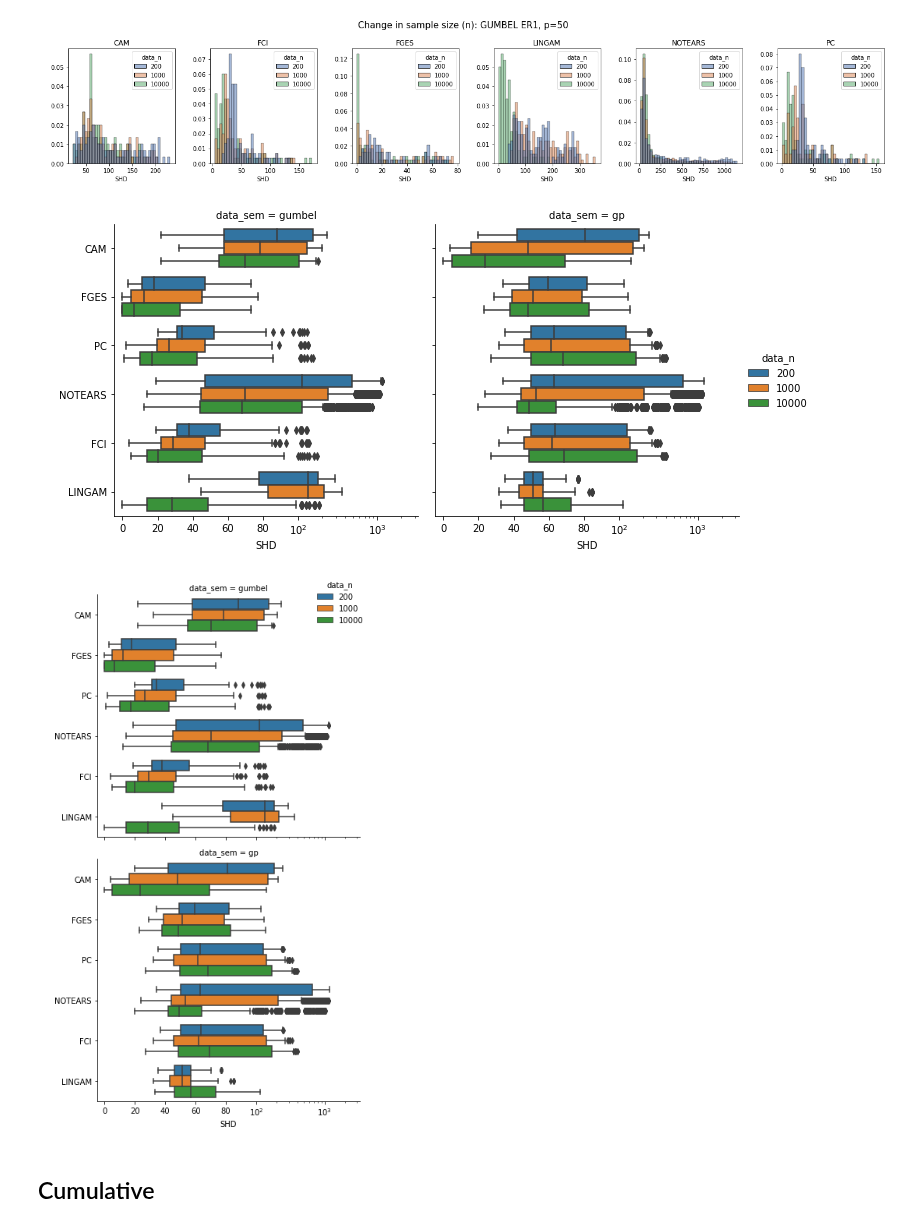
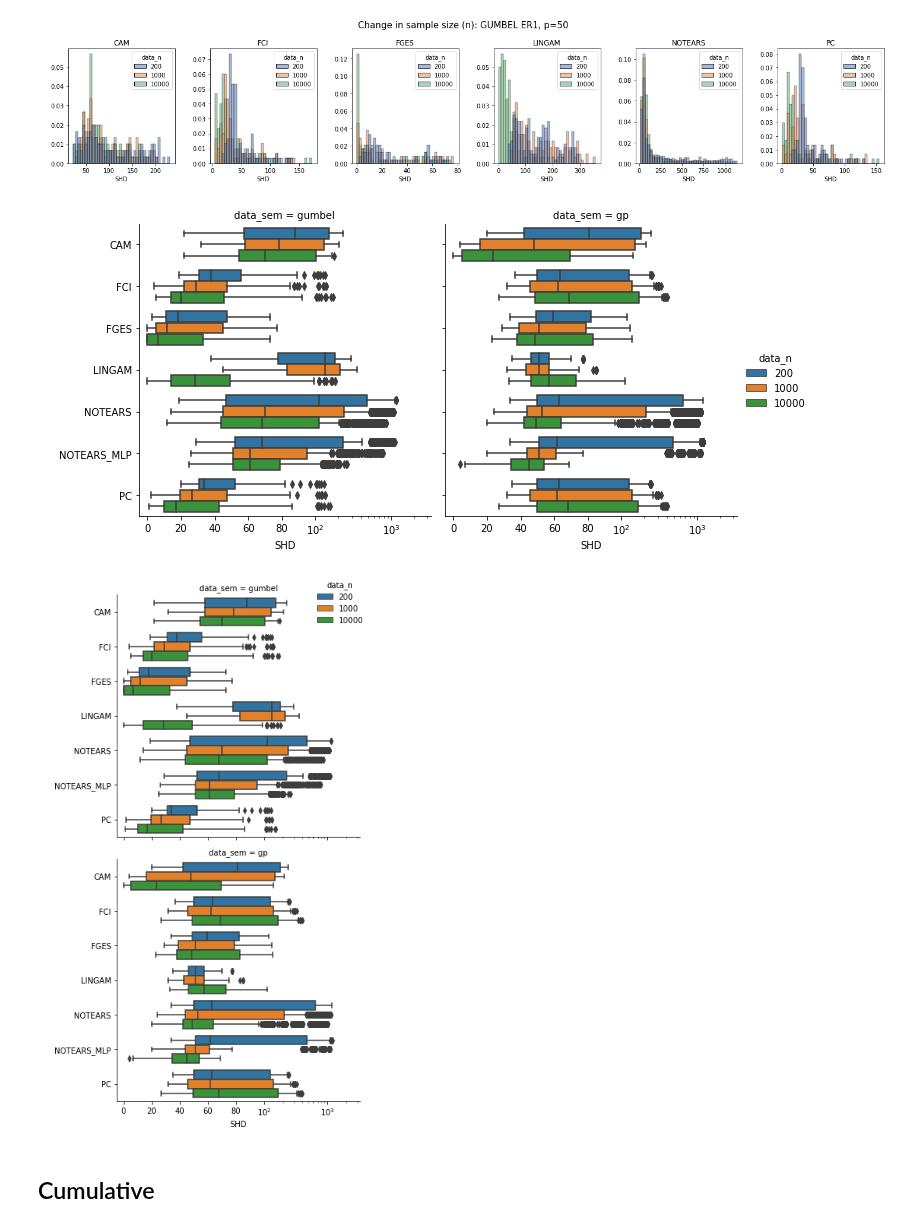
Before and after one commit to misoc-mml/hyperparams-causal-discovery, a Jupyter notebook: hyperparams/hyperparam_10k.ipynb, the cells around one changed output. Cells and saved outputs as stored; diff of their text form; code cells hidden in the pictures.

Commit message:
Updating 10k plots with notears mlp.

```diff
--- a/hyperparams/hyperparam_10k.ipynb
+++ b/hyperparams/hyperparam_10k.ipynb
@@ -9,7 +9,7 @@ bench_10k = pd.read_csv('./results/sim/10k/joint_benchmarks.csv', index_col=0)
 bench_all = pd.concat([bench_std, bench_10k], axis=0, join='inner')
 bench_all = bench_all.reset_index()
 
-algs = ['CAM', 'FCI', 'FGES', 'PC', 'LINGAM', 'NOTEARS']
+algs = ['CAM', 'FCI', 'FGES', 'PC', 'LINGAM', 'NOTEARS', 'NOTEARS_MLP']
 algs.sort()
 # %% [markdown]
 ## Oracle
@@ -120,7 +120,7 @@ p = 50
 d = 1
 df_case = df.loc[(df['graph_type'] == gt) & (df['graph_p'] == p) & (df['graph_d'] == d) & (df['id'].isin(algs))]
 
-sns.catplot(data=df_case, x='SHD_pattern', y='id', col='data_sem', hue='data_n', kind='box', orient='h').set(xlabel='SHD', ylabel=' ')
+sns.catplot(data=df_case, x='SHD_pattern', y='id', col='data_sem', hue='data_n', order=algs, kind='box', orient='h').set(xlabel='SHD', ylabel=' ')
 
 plt.xscale('symlog', linthresh=1e2, linscale=2.0, subs=[2, 3, 4, 5, 6, 7, 8, 9])
 plt.xlim(-5, 1e4/3)
@@ -128,25 +128,25 @@ plt.xticks([0, 20, 40, 60, 80, 1e2, 1e3], labels=[0, 20, 40, 60, 80, '$10^2$', '
 
 plt.savefig('./plots/10k/10k_h_box.pdf', dpi=1000)
 # %% [output]
-[figure, old version]
+[figure, new version]
 # %%
 gt = 'er'
 p = 50
 d = 1
 df_case = df.loc[(df['graph_type'] == gt) & (df['graph_p'] == p) & (df['graph_d'] == d) & (df['id'].isin(algs))]
 
-g = sns.catplot(data=df_case, x='SHD_pattern', y='id', row='data_sem', hue='data_n', kind='box', orient='h')
+g = sns.catplot(data=df_case, x='SHD_pattern', y='id', row='data_sem', order=algs, hue='data_n', kind='box', orient='h')
 g.set(xlabel='SHD', ylabel=' ')
 sns.move_legend(g, loc='upper right')
 
 plt.xscale('symlog', linthresh=1e2, linscale=2.0, subs=[2, 3, 4, 5, 6, 7, 8, 9])
 plt.xlim(-5, 1e4/3)
 plt.xticks([0, 20, 40, 60, 80, 1e2, 1e3], labels=[0, 20, 40, 60, 80, '$10^2$', '$10^3$'])
 
 plt.tight_layout()
 plt.savefig('./plots/10k/10k_h_box_vert.pdf', dpi=1000)
 # %% [output]
-[figure, old version]
+[figure, new version]
 # %% [markdown]
 ## Cumulative
 # %%
```
Also changed, not shown: parts of 2 cells of this notebook, 4 other files.
